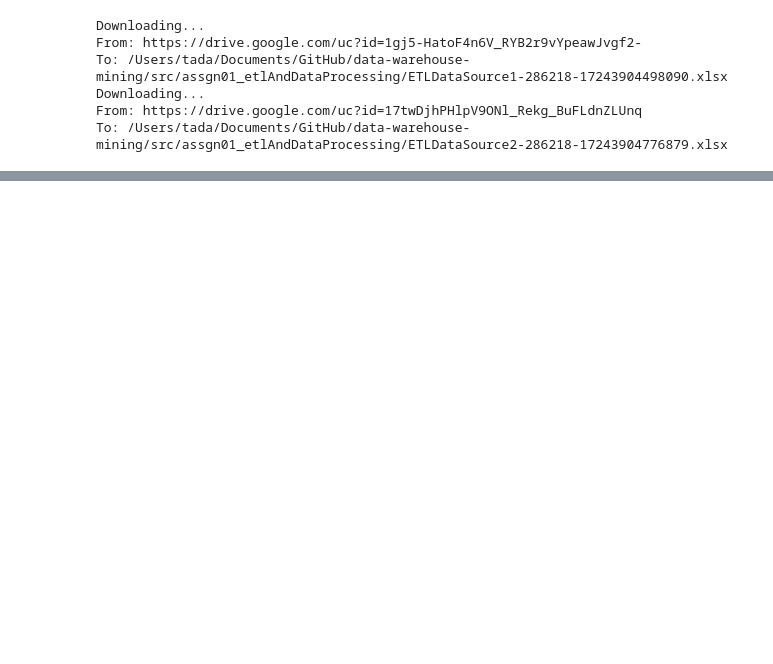
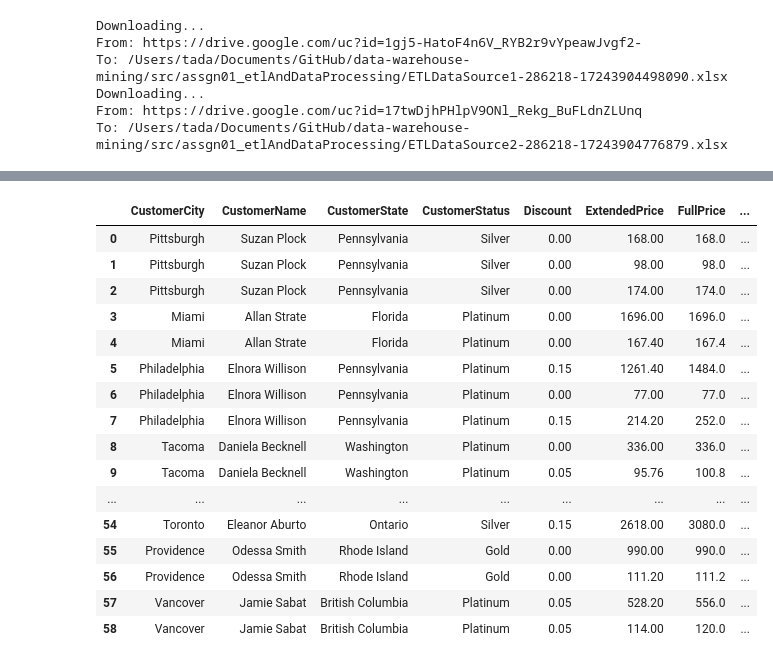
Before and after one commit to n3bch4S/data-warehouse-mining, a Jupyter notebook: src/assgn01_etlAndDataProcessing/etlAndDataProcessing.ipynb, the cells around one changed output, grey strips where cells are left out. Drawn from its saved outputs; the diff is of its cells as text; code cells hidden in the pictures; blank space fills up the shorter version.

```diff
--- a/src/assgn01_etlAndDataProcessing/etlAndDataProcessing.ipynb
+++ b/src/assgn01_etlAndDataProcessing/etlAndDataProcessing.ipynb
@@ -83,13 +142,35 @@ processedSource2: DataFrame = (
 # %%
 combinedSource: DataFrame = pd.concat([processedSource1, processedSource2])
 combinedSource['CustomerName'] = combinedSource['CustomerFirstName'] + ' ' + combinedSource['CustomerLastName']
 combinedSource = (
     combinedSource
     .drop(columns=['CustomerFirstName', 'CustomerLastName'])
+
+    .reset_index(drop=True)
     .sort_index(axis='columns')
 )
 
 combinedSource.to_csv(
     path_or_buf='pandasEtl.csv',
     index=False
 )
+
+combinedSource
+# %% [output]
+|  | CustomerCity | CustomerName | CustomerState | CustomerStatus | Discount | ExtendedPrice | FullPrice | ... |
+| 0 | Pittsburgh | Suzan Plock | Pennsylvania | Silver | 0.00 | 168.00 | 168.0 | ... |
+| 1 | Pittsburgh | Suzan Plock | Pennsylvania | Silver | 0.00 | 98.00 | 98.0 | ... |
+| 2 | Pittsburgh | Suzan Plock | Pennsylvania | Silver | 0.00 | 174.00 | 174.0 | ... |
+| 3 | Miami | Allan Strate | Florida | Platinum | 0.00 | 1696.00 | 1696.0 | ... |
+| 4 | Miami | Allan Strate | Florida | Platinum | 0.00 | 167.40 | 167.4 | ... |
+| 5 | Philadelphia | Elnora Willison | Pennsylvania | Platinum | 0.15 | 1261.40 | 1484.0 | ... |
+| 6 | Philadelphia | Elnora Willison | Pennsylvania | Platinum | 0.00 | 77.00 | 77.0 | ... |
+| 7 | Philadelphia | Elnora Willison | Pennsylvania | Platinum | 0.15 | 214.20 | 252.0 | ... |
+| 8 | Tacoma | Daniela Becknell | Washington | Platinum | 0.00 | 336.00 | 336.0 | ... |
+| 9 | Tacoma | Daniela Becknell | Washington | Platinum | 0.05 | 95.76 | 100.8 | ... |
+| ... | ... | ... | ... | ... | ... | ... | ... | ... |
+| 54 | Toronto | Eleanor Aburto | Ontario | Silver | 0.15 | 2618.00 | 3080.0 | ... |
+| 55 | Providence | Odessa Smith | Rhode Island | Gold | 0.00 | 990.00 | 990.0 | ... |
+| 56 | Providence | Odessa Smith | Rhode Island | Gold | 0.00 | 111.20 | 111.2 | ... |
+| 57 | Vancover | Jamie Sabat | British Columbia | Platinum | 0.05 | 528.20 | 556.0 | ... |
+| 58 | Vancover | Jamie Sabat | British Columbia | Platinum | 0.05 | 114.00 | 120.0 | ... |
```
Also changed, not shown: parts of 6 cells of this notebook.
